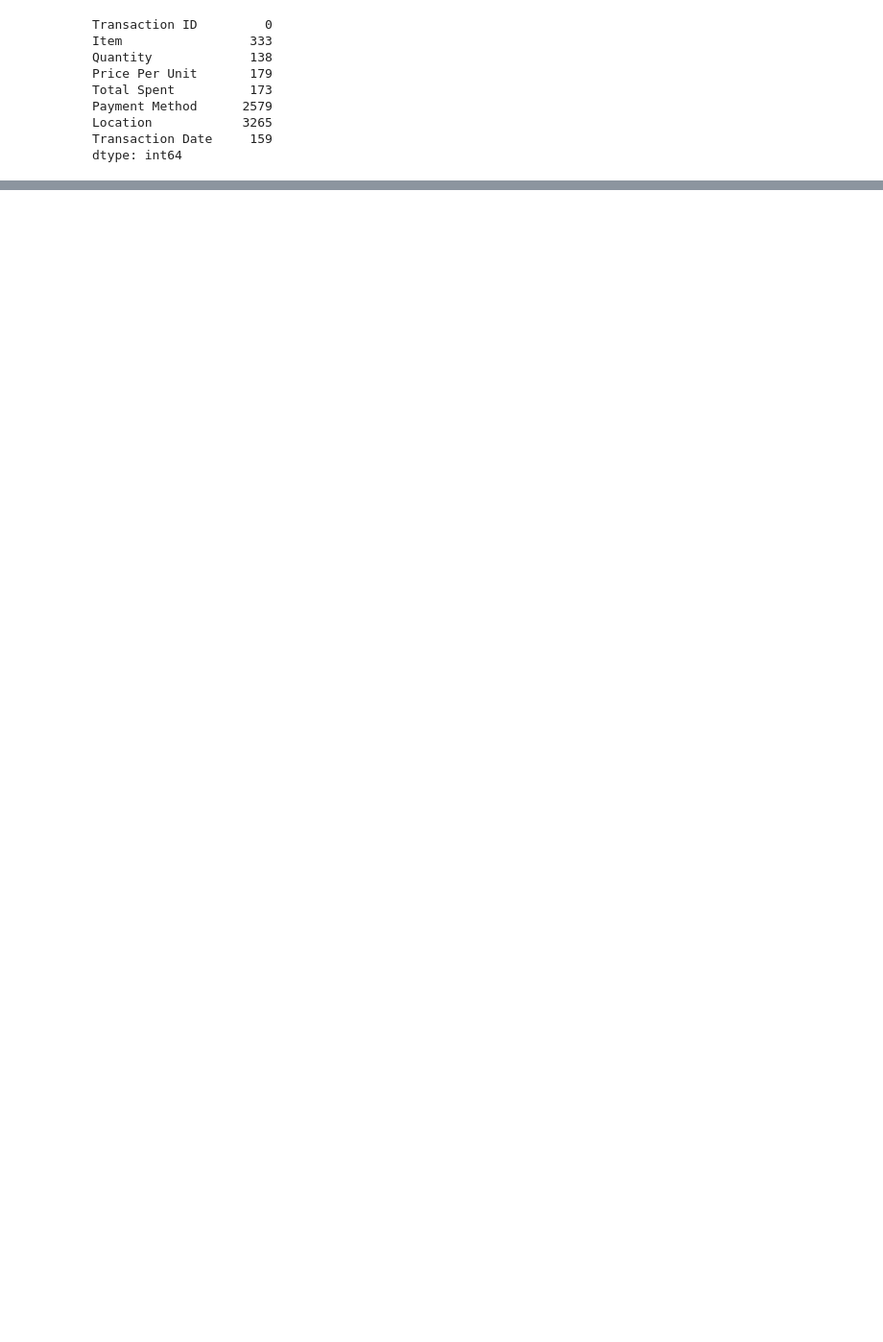
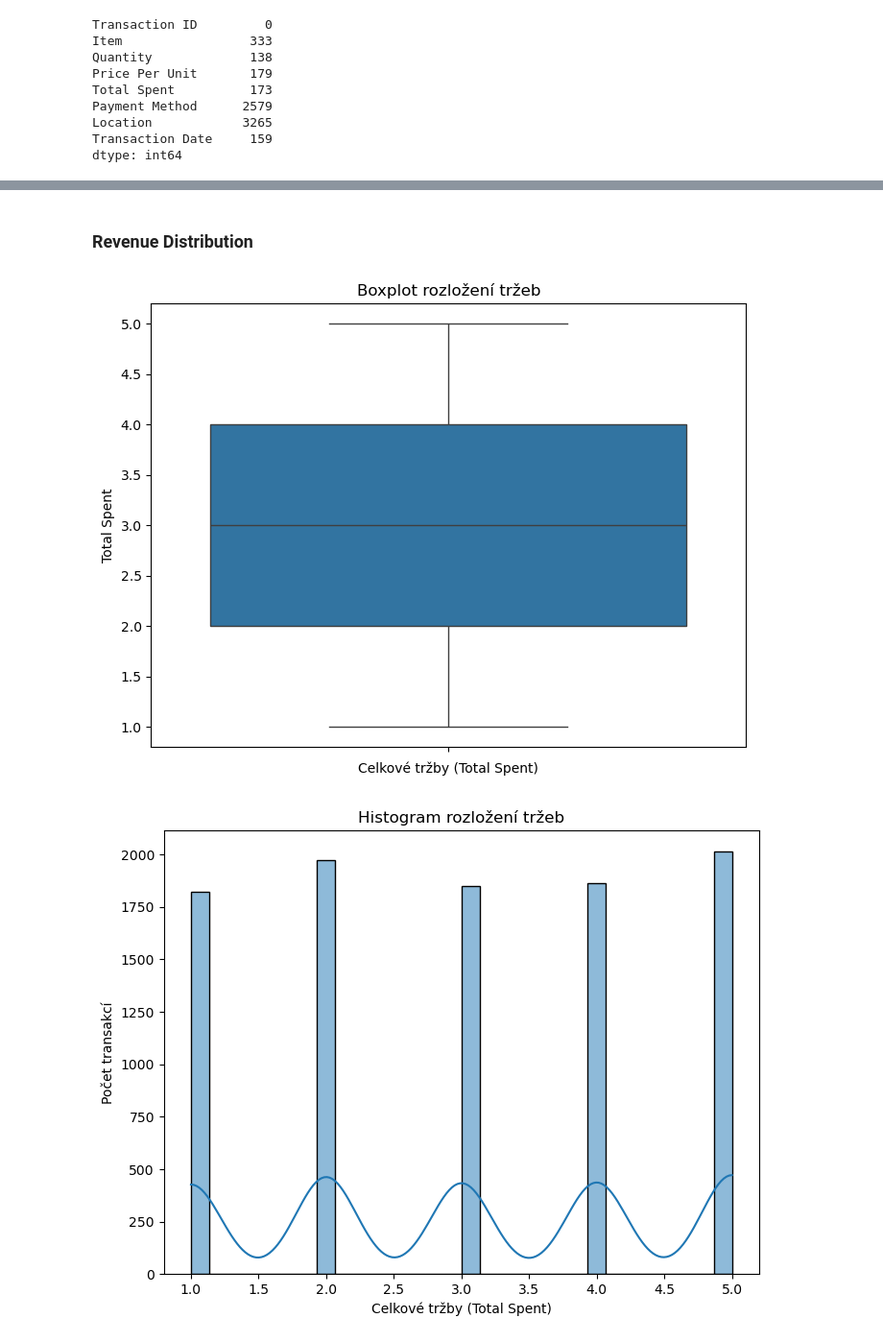
Before and after one commit to martinakvasnickova/Cafe, a Jupyter notebook: analysis/EDA.ipynb, the cells around one changed output, grey strips where cells are left out. Shown: that part at 96% size. Saved outputs shown, nothing was run; the diff lists cells and outputs as text; code cells hidden in the pictures; blank space fills up the shorter version.

```diff
--- a/analysis/EDA.ipynb
+++ b/analysis/EDA.ipynb
@@ -63,0 +86,6 @@ dtype: int64
+# %%
+df['Quantity'] = pd.to_numeric(df['Quantity'], errors='coerce')
+df['Price Per Unit'] = pd.to_numeric(df['Price Per Unit'], errors='coerce')
+df['Total Spent'] = pd.to_numeric(df['Quantity'], errors='coerce')
+df['Transaction Date'] = pd.to_datetime(df['Transaction Date'], errors='coerce')
+df.dtypes
@@ -63,0 +142,18 @@ dtype: int64
+# %% [markdown]
+### Revenue Distribution
+# %%
+plt.figure(figsize=(8, 6))
+sns.boxplot(df['Total Spent'])
+plt.title('Boxplot rozložení tržeb')
+plt.xlabel('Celkové tržby (Total Spent)')
+plt.show()
+
+plt.figure(figsize=(8, 6))
+sns.histplot(df['Total Spent'], bins=30, kde=True)
+plt.title('Histogram rozložení tržeb')
+plt.xlabel('Celkové tržby (Total Spent)')
+plt.ylabel('Počet transakcí')
+plt.show()
+# %% [output]
+[figure, added]
+[figure, added]
```
Also changed, not shown: parts of 20 cells of this notebook.
